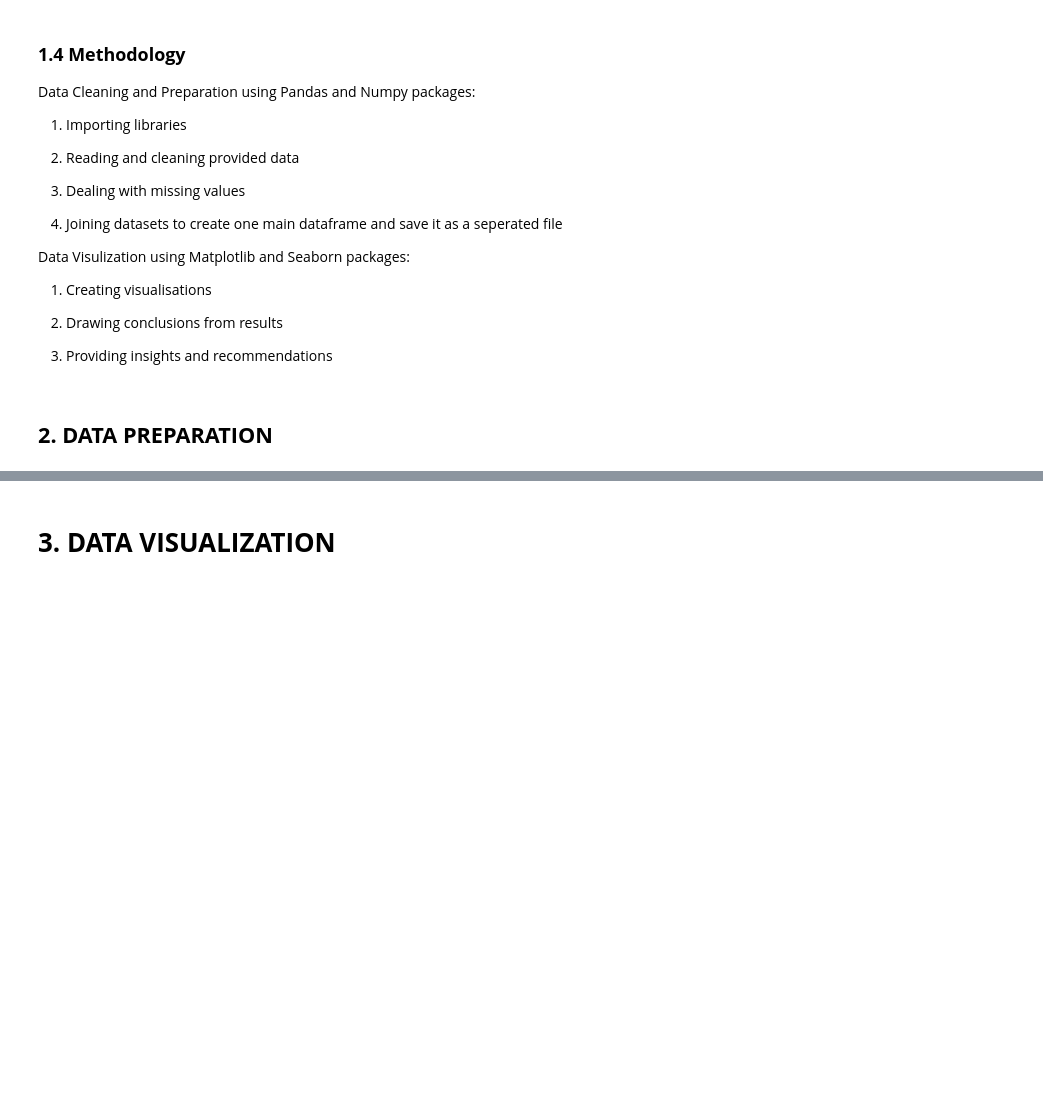
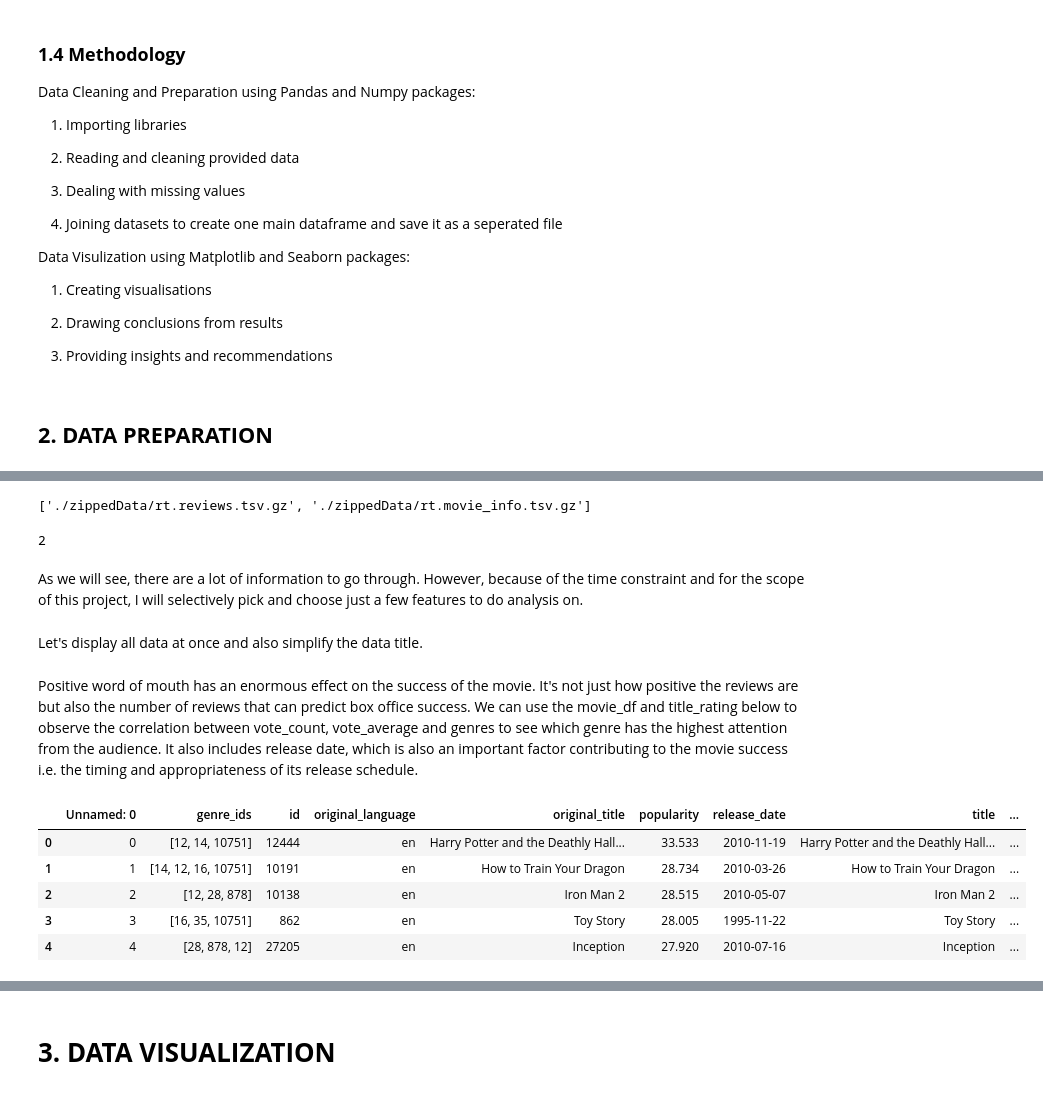
Before and after one commit to baotramduong/Porfolio_Project_The_Movie_Industry, a Jupyter notebook: Data_Science_in_Action_The_Movie_Industry.ipynb, the cells around one changed output, grey strips where cells are left out. Saved outputs shown, nothing was run; the diff lists cells and outputs as text; code cells hidden in the pictures; blank space fills up the shorter version.

```diff
--- a/Data_Science_in_Action_The_Movie_Industry.ipynb
+++ b/Data_Science_in_Action_The_Movie_Industry.ipynb
@@ -113,0 +140,27 @@ import matplotlib.pyplot as plt
+# %%
+# Create a list of all tsv files using glob
+tsv_files = glob("./zippedData/*.tsv.gz")
+tsv_files
+# %% [output]
+['./zippedData/rt.reviews.tsv.gz', './zippedData/rt.movie_info.tsv.gz']
+# %%
+len(tsv_files) #and 2 .tsv files
+# %% [output]
+2
+# %% [markdown]
+As we will see, there are a lot of information to go through. However, because of the time constraint and for the scope of this project, I will selectively pick and choose just a few features to do analysis on.
+# %% [markdown]
+Let's display all data at once and also simplify the data title.
+# %% [markdown]
+Positive word of mouth has an enormous effect on the success of the movie. It's not just how positive the reviews are but also the number of reviews that can predict box office success. We can use the movie_df and title_rating below to observe the correlation between vote_count, vote_average and genres to see which genre has the highest attention from the audience. It also includes release date, which is also an important factor contributing to the movie success i.e. the timing and appropriateness of its release schedule.
+# %%
+#Create dataframe
+movies_df = pd.read_csv('./zippedData/tmdb.movies.csv.gz')
+movies_df.head()
+# %% [output]
+|  | Unnamed: 0 | genre_ids | id | original_language | original_title | popularity | release_date | title | ... |
+| 0 | 0 | [12, 14, 10751] | 12444 | en | Harry Potter and the Deathly Hall... | 33.533 | 2010-11-19 | Harry Potter and the Deathly Hall... | ... |
+| 1 | 1 | [14, 12, 16, 10751] | 10191 | en | How to Train Your Dragon | 28.734 | 2010-03-26 | How to Train Your Dragon | ... |
+| 2 | 2 | [12, 28, 878] | 10138 | en | Iron Man 2 | 28.515 | 2010-05-07 | Iron Man 2 | ... |
+| 3 | 3 | [16, 35, 10751] | 862 | en | Toy Story | 28.005 | 1995-11-22 | Toy Story | ... |
+| 4 | 4 | [28, 878, 12] | 27205 | en | Inception | 27.920 | 2010-07-16 | Inception | ... |
```
Also changed, not shown: parts of 20 cells of this notebook.
